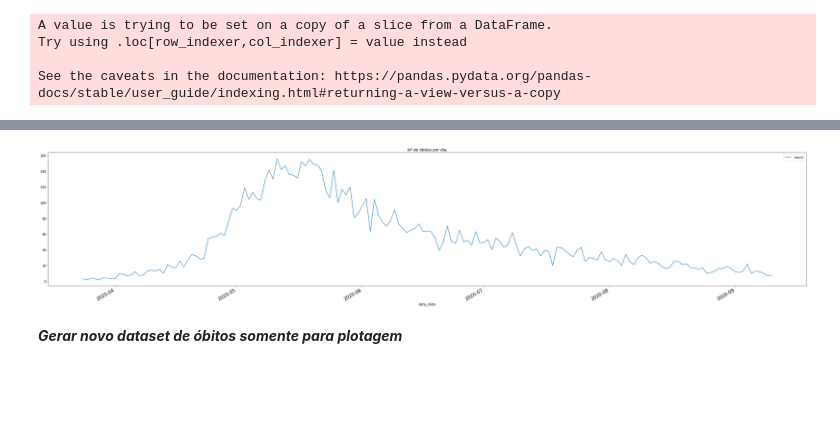
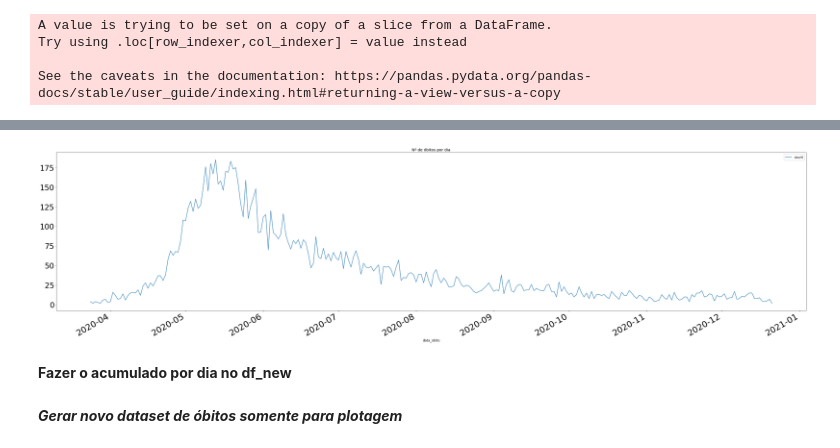
Before and after one commit to ominivac/analise_integraSUS, a Jupyter notebook: Analise_de_dados_do_IntegraSUS.ipynb, the cells around one changed output, grey strips where cells are left out. Saved outputs shown, nothing was run; the diff lists cells and outputs as text; code cells hidden in the pictures; blank space fills up the shorter version.

```diff
--- a/Analise_de_dados_do_IntegraSUS.ipynb
+++ b/Analise_de_dados_do_IntegraSUS.ipynb
@@ -79,5 +139,8 @@ df['resultadoFinalExame'].unique().tolist()
 # %%
-bins= [0,9,19,39,59,79,120]
-labels = ['0-9','10-19','20-39','40-59','60-79','80E+']
-df['faixaIdade'] = pd.cut(df['idadePaciente'], bins=bins, labels=labels)
-#df.head(5)
+# Criação da coluna faixa de idade para calculo em percentual
+
+bins= [0,4,9,14,19,24,29,34,39,44,49,54,59,64,69,74,79,80]
+labels = ['0-4', '5-9', '10-14','15-19', '20-24', '25-29', '30-34', '35-39', '40-44', '45-49', '50-54', '55-59', '60-64', '65-69 ','70-74', '75-79', '80+']
+
+df['faixaIdade'] = pd.cut(df['idadeCaso'], bins=bins, labels=labels)
+df.head(3)
@@ -96,0 +225,4 @@ df['qtObito'] = np.where(df['obitoConfirmado'] == True, 1, 0)
+# %%
+# Nova coluna para somar de casos confirmados SEM óbito
+df['qtCasoConfirmado'] = np.where(  ( df['resultadoFinalExame'] == 'Positivo')  , 1, 0)
+#df[df['qtCasoConfirmado'] == 1].head(3)
@@ -117,3 +324,5 @@ A value is trying to be set on a copy of a slice from a DataFrame.
 Try using .loc[row_indexer,col_indexer] = value instead
 
 See the caveats in the documentation: https://pandas.pydata.org/pandas-docs/stable/user_guide/indexing.html#returning-a-view-versus-a-copy
+# %%
+df_obitos['qt_obito_dia'] = df_obitos['qtObito'].groupby(df['dataObito']).transform('sum')
@@ -119,0 +334,2 @@ See the caveats in the documentation: https://pandas.pydata.org/pandas-docs/stab
+# %%
+df_obitos.loc['qt_obito_dia_2'] = df_obitos['qtObito'].groupby(df['dataObito']).transform('sum')
@@ -156,6 +451,11 @@ print (df_new)
 # %%
-df_new.plot(x ='data_obito', y='count', kind = 'line', figsize= (50,10) , title ='Nº de óbitos por dia')
+df_new.plot(x ='data_obito', y='count', kind = 'line', figsize= (50,12) , title ='Nº de óbitos por dia')
 plt.tick_params(axis='x', labelsize=17)
+plt.tick_params(axis='y', labelsize=17)
+plt.xticks(fontsize=32)
+plt.yticks(fontsize=28)
 plt.show()
 # %% [output]
-[figure, old version]
+[figure, new version]
+# %% [markdown]
+**Fazer o acumulado por dia no df_new**
```
Also changed, not shown: parts of 102 cells of this notebook.
